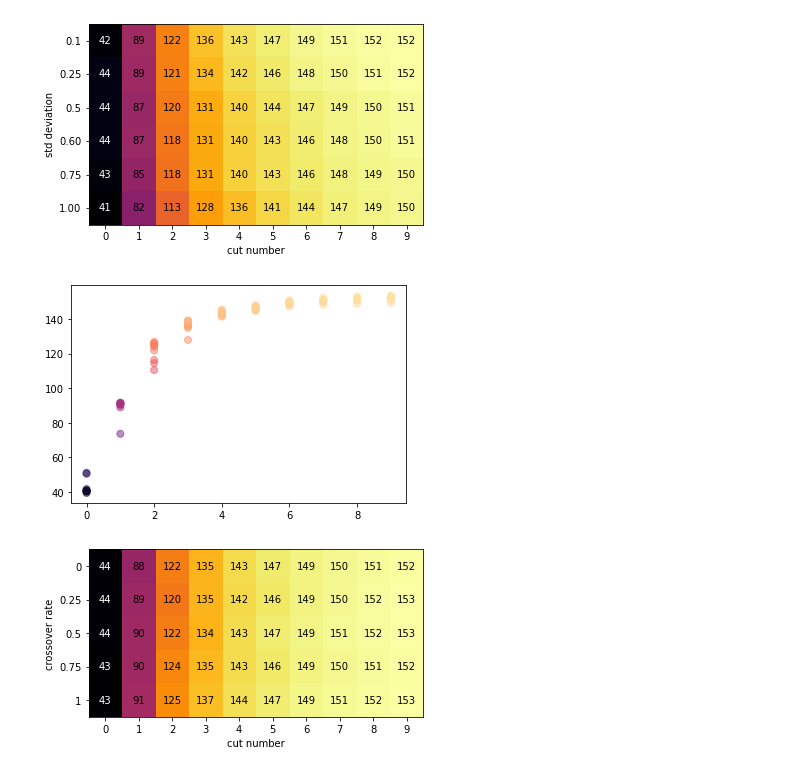
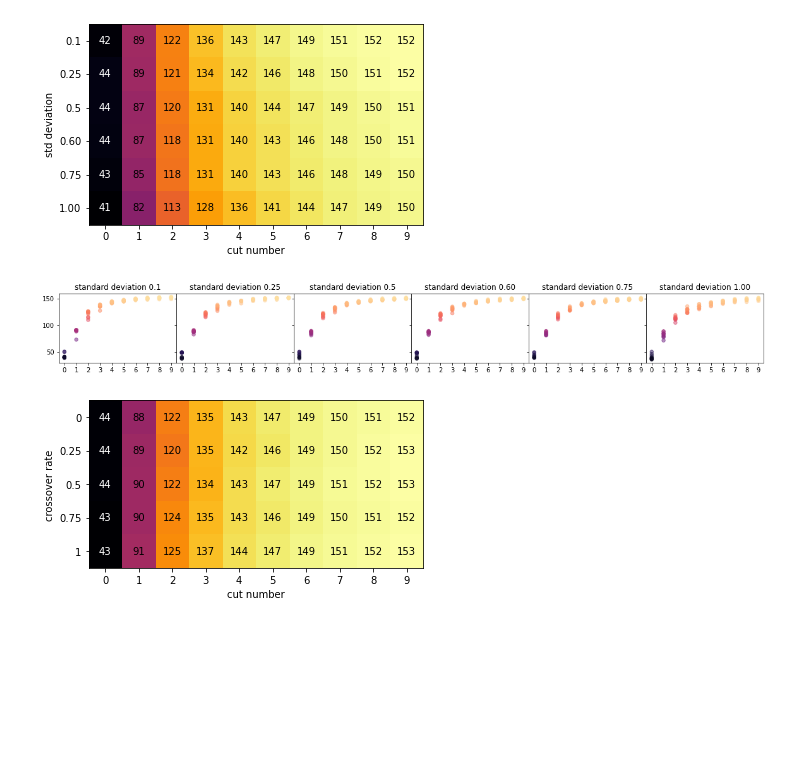
Before and after one commit to TEXflip/log-carving-approximator, a Jupyter notebook: plot_result.ipynb, the cells around one changed output. Saved outputs shown, nothing was run; the diff lists cells and outputs as text; code cells hidden in the pictures; blank space fills up the shorter version.

Commit message:
more plots

```diff
--- a/plot_result.ipynb
+++ b/plot_result.ipynb
@@ -38,14 +38,19 @@ plt.show()
 # %% [output]
 [figure]
 # %%
-fig, ax = plt.subplots()
-s = '0.1'
-for i in range(10):
-    df = pd.read_json('experiments/stdev/stdev_'+s+'_results.json').to_numpy()
-    ax.scatter(np.ones((10))*i, df[:,i], s=50, alpha=0.5, c=df[:,i], cmap='magma', norm=norm)
+fig = plt.figure(figsize=(20,2))
+gs = fig.add_gridspec(1, 6, hspace=0, wspace=0)
+axs = gs.subplots(sharey=True)
+
+for l,s in enumerate(stdev):
+    axs[l].set_title('standard deviation '+s)
+    axs[l].set_xticks(np.arange(10))
+    for i in range(10):
+        df = pd.read_json('experiments/stdev/stdev_'+s+'_results.json').to_numpy()
+        axs[l].scatter(np.ones((10))*i, df[:,i], s=30, alpha=0.5, c=df[:,i], cmap='magma', norm=norm)
 plt.show()
 # %% [output]
-[figure, old version]
+[figure, new version]
 # %%
 crate = ['0','0.25','0.5','0.75','1']
 
```
Also changed, not shown: parts of 3 cells of this notebook.
